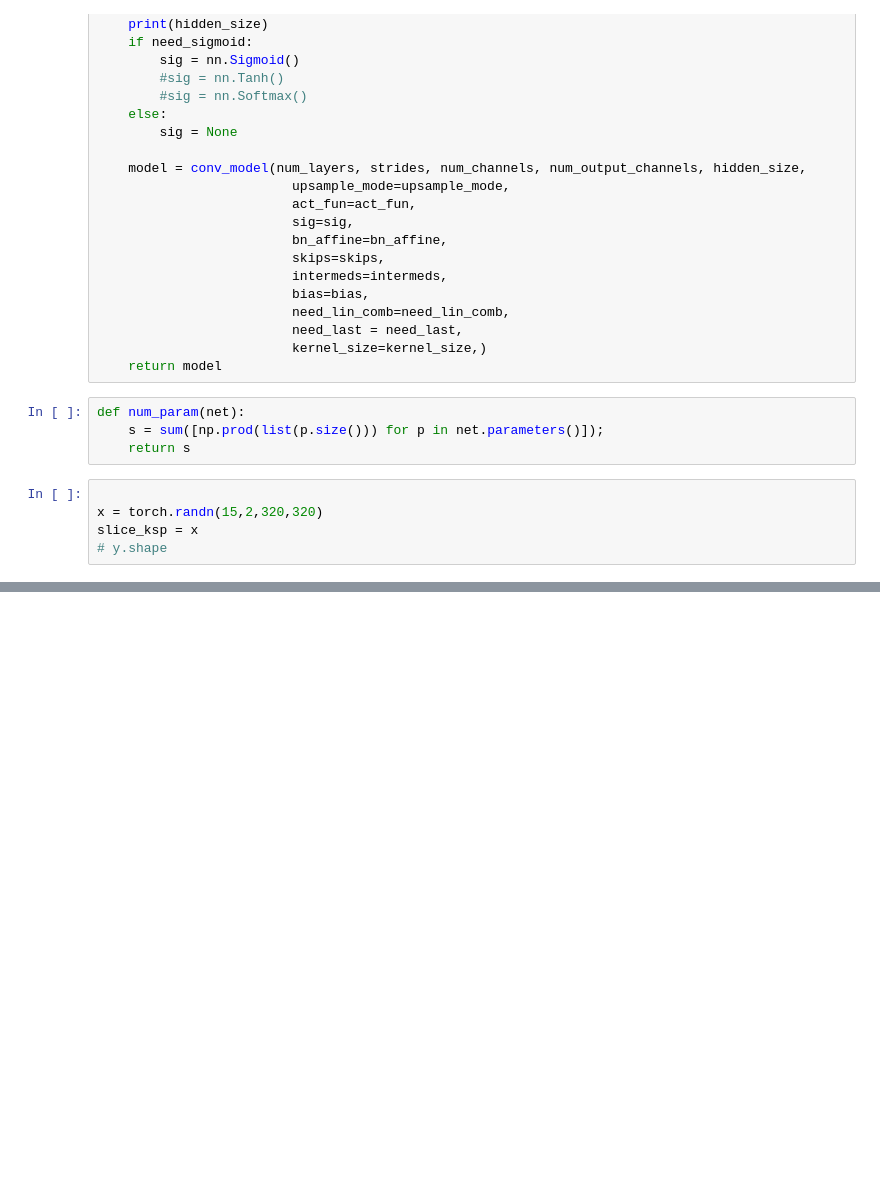
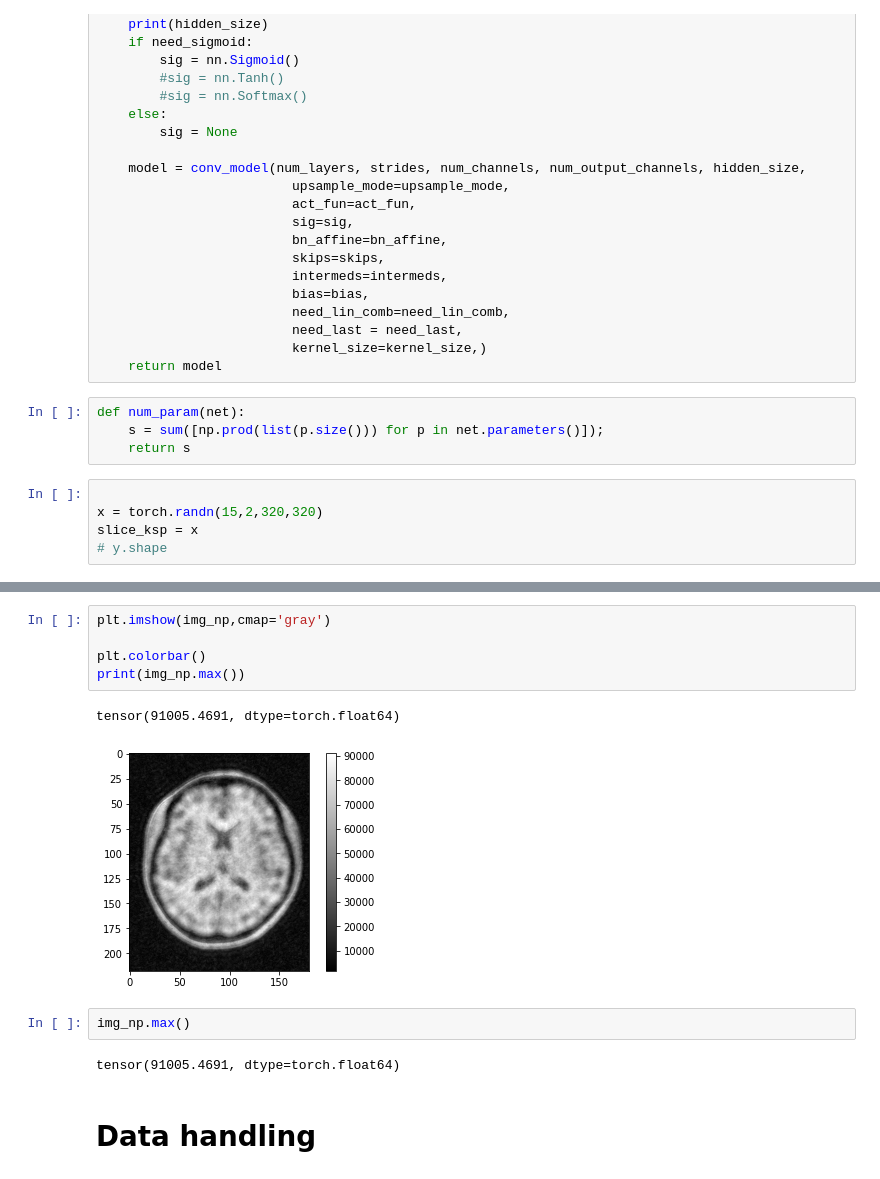
Before and after one commit to amritkumar9595/calgary_midl, a Jupyter notebook: pretext tasks.ipynb, the cells around one changed output, grey strips where cells are left out. Cells and saved outputs as stored; diff of their text form; blank space fills up the shorter version.

```diff
--- a/pretext tasks.ipynb
+++ b/pretext tasks.ipynb
@@ -403,0 +489,14 @@ RuntimeError: Given groups=1, weight of size 160 160 3 3, expected input[15, 2,
+# %%
+plt.imshow(img_np,cmap='gray')
+
+plt.colorbar()
+print(img_np.max())
+# %% [output]
+tensor(91005.4691, dtype=torch.float64)
+[figure, added]
+# %%
+img_np.max()
+# %% [output]
+tensor(91005.4691, dtype=torch.float64)
+# %% [markdown]
+# Data handling
```
Also changed, not shown: parts of 45 cells of this notebook, 7 other files.
